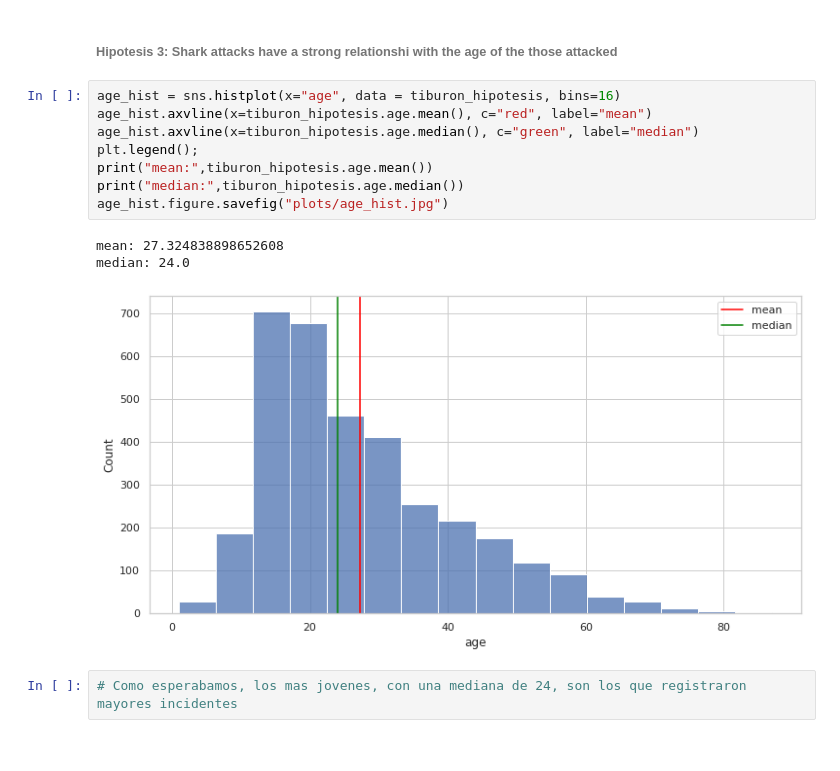
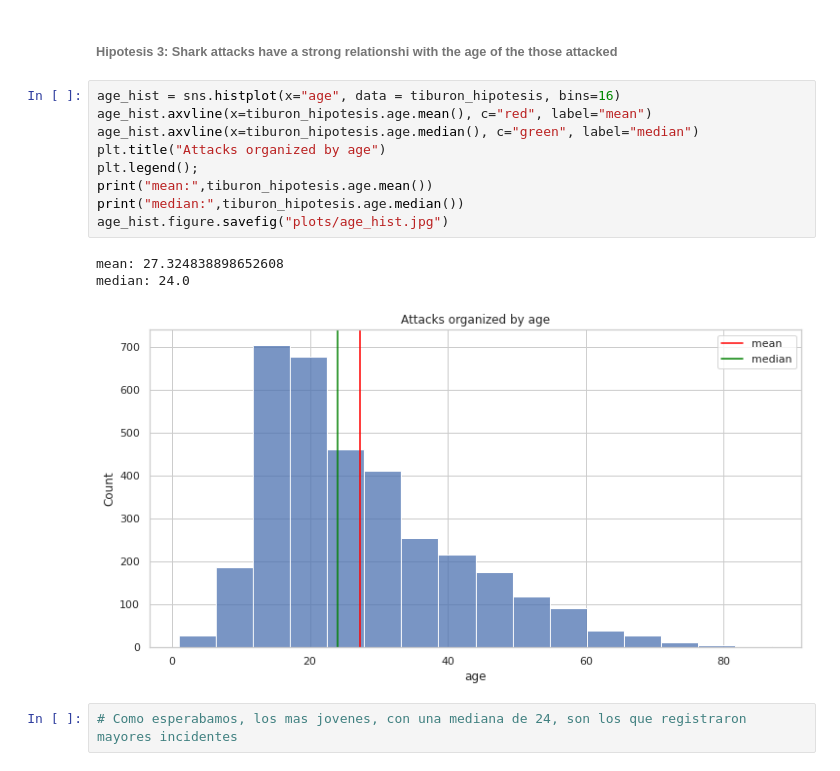
Before and after one commit to Gitfracto/data-cleaning-pandas, a Jupyter notebook: Visualizacion.ipynb, the cells around one changed output. Drawn from its saved outputs; the diff is of its cells as text.

```diff
--- a/Visualizacion.ipynb
+++ b/Visualizacion.ipynb
@@ -155,15 +160,16 @@ other activity: 0.40712223291626565
 # %%
 age_hist = sns.histplot(x="age", data = tiburon_hipotesis, bins=16)
 age_hist.axvline(x=tiburon_hipotesis.age.mean(), c="red", label="mean")
 age_hist.axvline(x=tiburon_hipotesis.age.median(), c="green", label="median")
+plt.title("Attacks organized by age")
 plt.legend();
 print("mean:",tiburon_hipotesis.age.mean())
 print("median:",tiburon_hipotesis.age.median())
 age_hist.figure.savefig("plots/age_hist.jpg")
 # %% [output]
 mean: 27.324838898652608
 median: 24.0
-[figure, old version]
+[figure, new version]
 # %%
 # Como esperabamos, los mas jovenes, con una mediana de 24, son los que registraron mayores incidentes
 # %%
```
Also changed, not shown: parts of 4 cells of this notebook, 4 other files.
